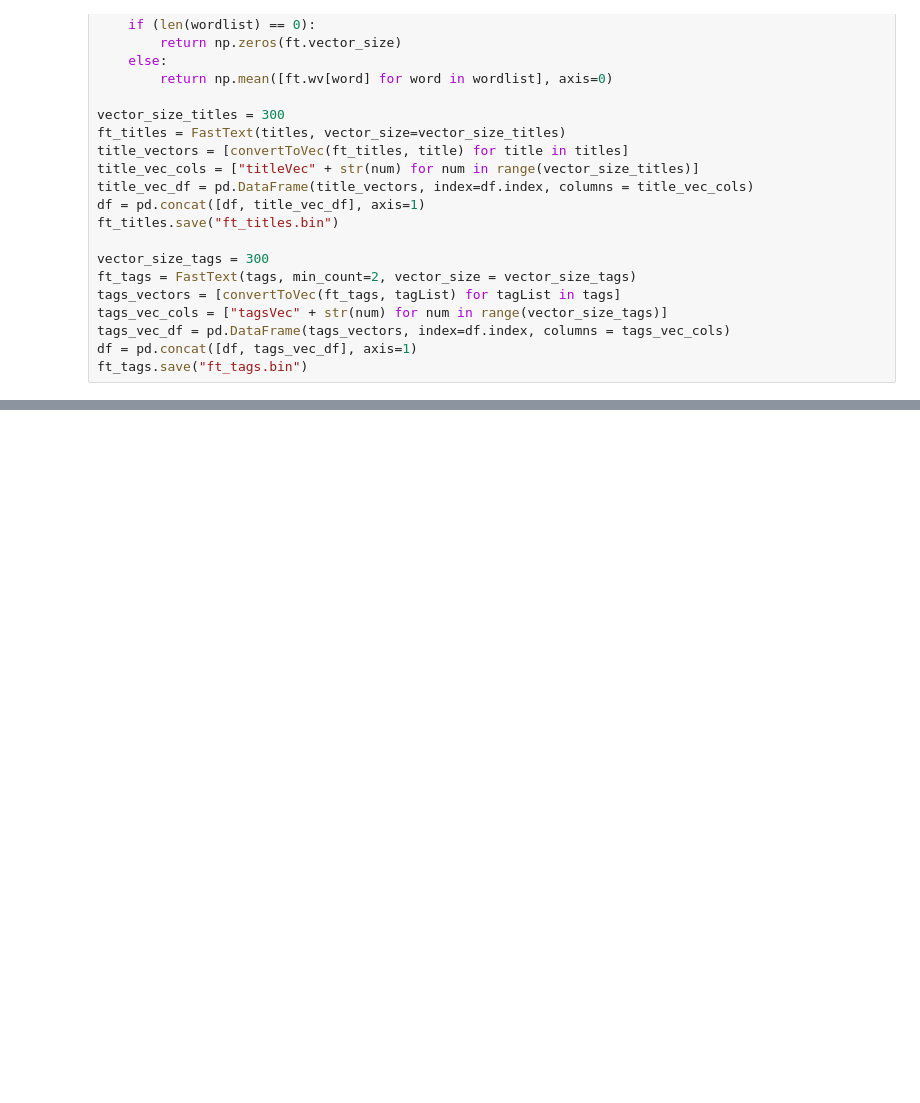
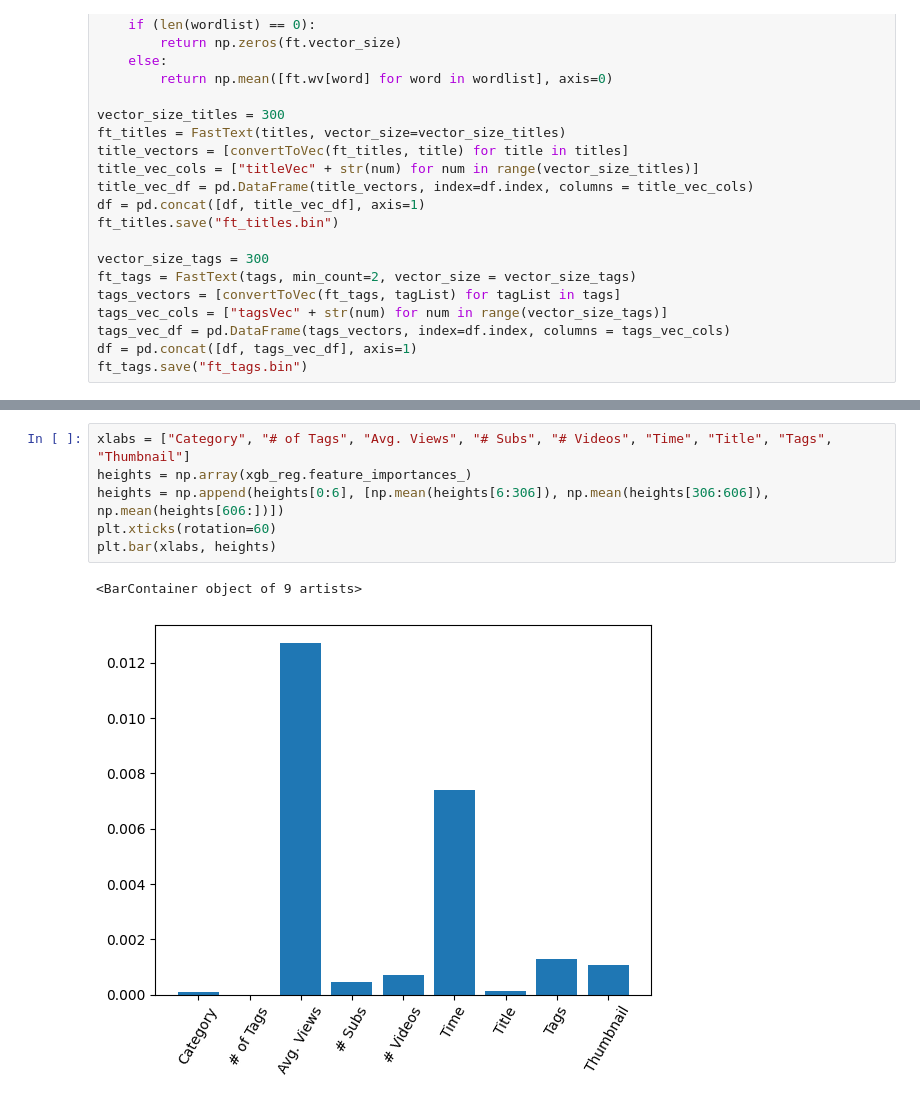
Before and after one commit to alansheu2004/ViewTube, a Jupyter notebook: model/XGB_Model.ipynb, the cells around one changed output, grey strips where cells are left out. Saved outputs shown, nothing was run; the diff lists cells and outputs as text; blank space fills up the shorter version.

```diff
--- a/model/XGB_Model.ipynb
+++ b/model/XGB_Model.ipynb
@@ -215,0 +233,9 @@ plt.plot(smooth_pred, c="blue")
+# %%
+xlabs = ["Category", "# of Tags", "Avg. Views", "# Subs", "# Videos", "Time", "Title", "Tags", "Thumbnail"]
+heights = np.array(xgb_reg.feature_importances_)
+heights = np.append(heights[0:6], [np.mean(heights[6:306]), np.mean(heights[306:606]), np.mean(heights[606:])])
+plt.xticks(rotation=60)
+plt.bar(xlabs, heights)
+# %% [output]
+<BarContainer object of 9 artists>
+[figure, added]
```
Also changed, not shown: parts of 5 cells of this notebook, 12 other files.
